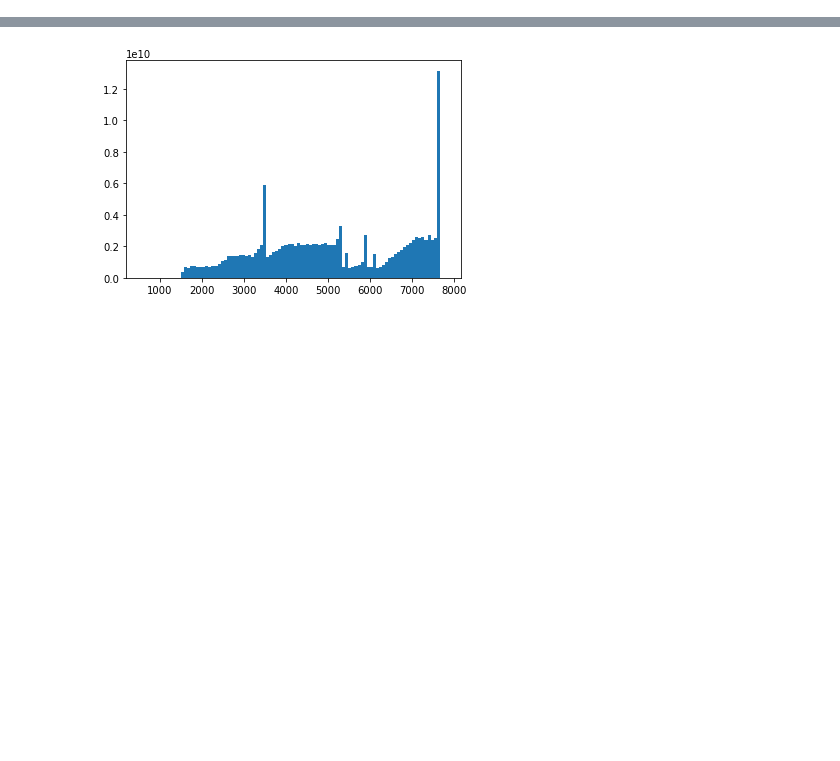
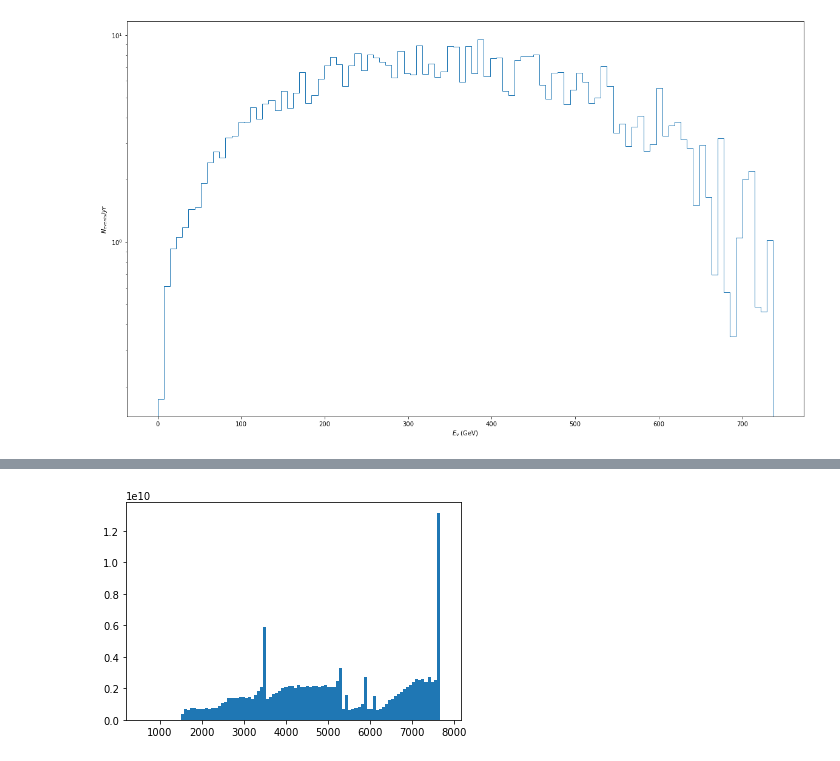
Before and after one commit to mhostert/BIN_MC, a Jupyter notebook: events.ipynb, the cells around one changed output, grey strips where cells are left out. Cells and saved outputs as stored; diff of their text form; code cells hidden in the pictures; blank space fills up the shorter version.

```diff
--- a/events.ipynb
+++ b/events.ipynb
@@ -41 +49,6 @@ plot_det('det_v2', ax)
+# %%
+energies(sims)
+plt.yscale('log')
+# %% [output]
+[figure, added]
 # %%
```
Also changed, not shown: parts of 9 cells of this notebook, 3 other files.
